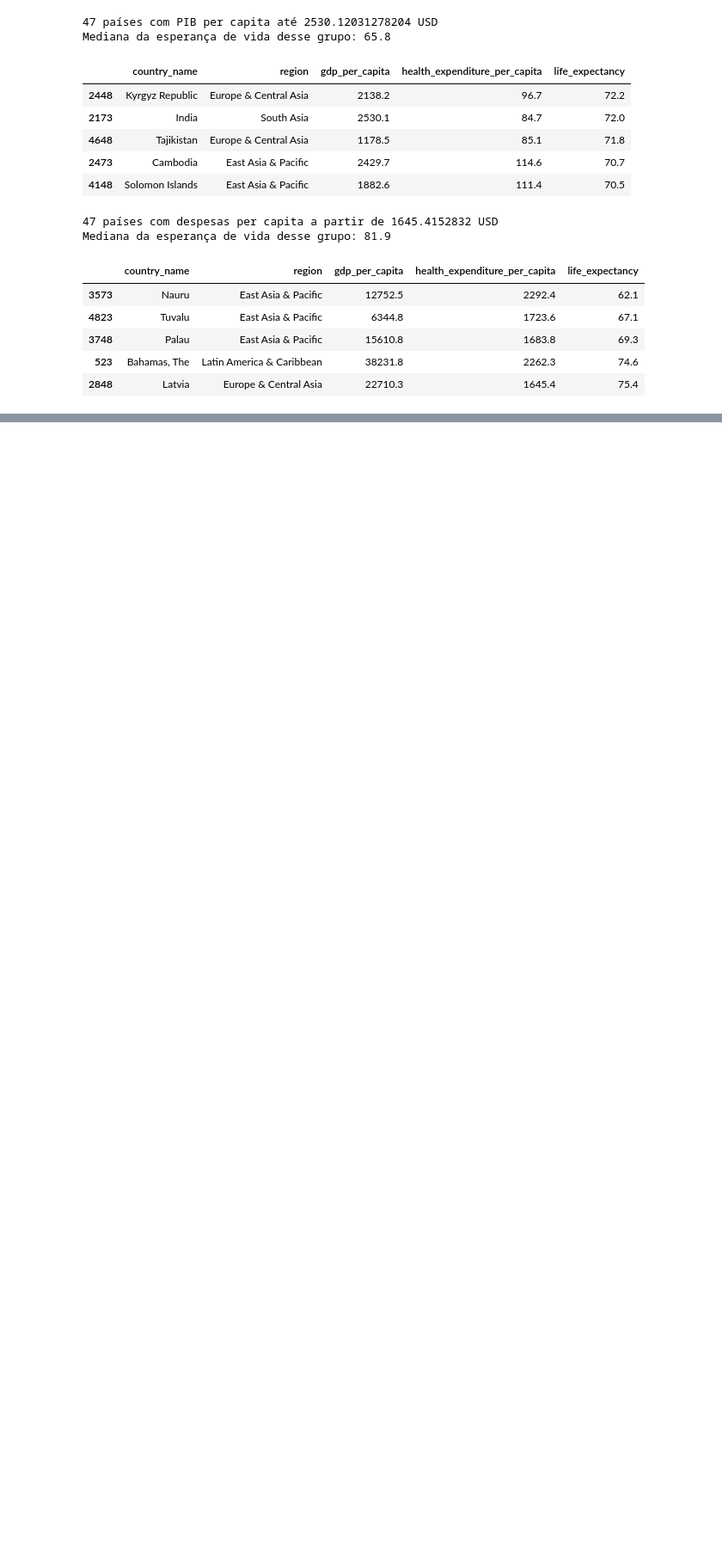
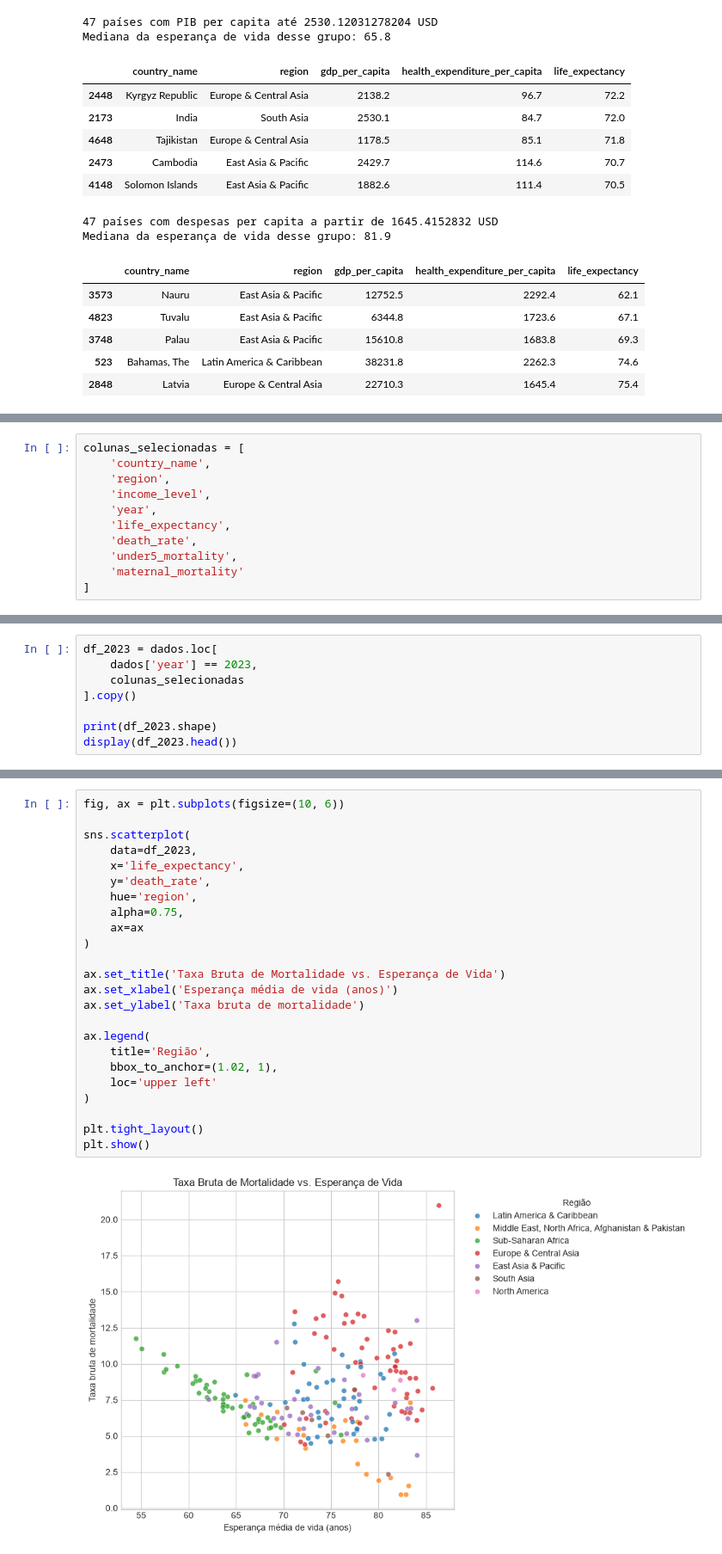
Before and after one commit to matilde-quiterio/Data-visualization, a Jupyter notebook: notebook.ipynb, the cells around one changed output, grey strips where cells are left out. Shown at 86% size. Cells and saved outputs as stored; diff of their text form; blank space fills up the shorter version.

```diff
--- a/notebook.ipynb
+++ b/notebook.ipynb
@@ -571,0 +585,11 @@ plt.show()
+# %%
+colunas_selecionadas = [
+    'country_name',
+    'region',
+    'income_level',
+    'year',
+    'life_expectancy',
+    'death_rate',
+    'under5_mortality',
+    'maternal_mortality'
+]
@@ -571,0 +633,8 @@ plt.show()
+# %%
+df_2023 = dados.loc[
+    dados['year'] == 2023,
+    colunas_selecionadas
+].copy()
+
+print(df_2023.shape)
+display(df_2023.head())
@@ -571,0 +699,26 @@ plt.show()
+# %%
+fig, ax = plt.subplots(figsize=(10, 6))
+
+sns.scatterplot(
+    data=df_2023,
+    x='life_expectancy',
+    y='death_rate',
+    hue='region',
+    alpha=0.75,
+    ax=ax
+)
+
+ax.set_title('Taxa Bruta de Mortalidade vs. Esperança de Vida')
+ax.set_xlabel('Esperança média de vida (anos)')
+ax.set_ylabel('Taxa bruta de mortalidade')
+
+ax.legend(
+    title='Região',
+    bbox_to_anchor=(1.02, 1),
+    loc='upper left'
+)
+
+plt.tight_layout()
+plt.show()
+# %% [output]
+[figure, added]
```
Also changed, not shown: parts of 27 cells of this notebook.
